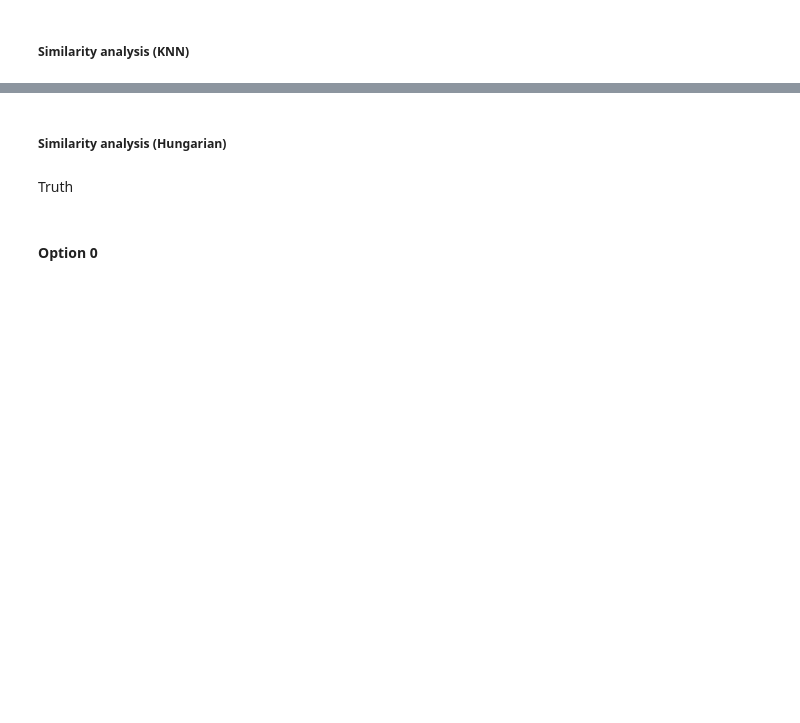
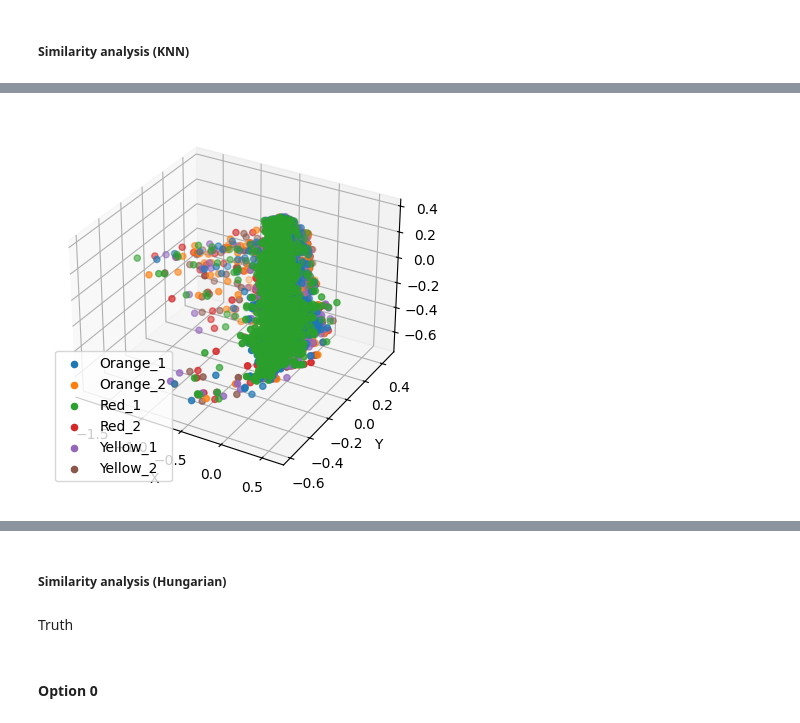
Before and after one commit to win7/Test_Graph_MatchingAlignment, a Jupyter notebook: Network-Alignment-with-Transferable-Graph-Autoencoders/test_subgraph_tg_MS.ipynb, the cells around one changed output, grey strips where cells are left out. Cells and saved outputs as stored; diff of their text form; code cells hidden in the pictures; blank space fills up the shorter version.

Commit message:
exp using mentos dataset + GIN

```diff
--- a/Network-Alignment-with-Transferable-Graph-Autoencoders/test_subgraph_tg_MS.ipynb
+++ b/Network-Alignment-with-Transferable-Graph-Autoencoders/test_subgraph_tg_MS.ipynb
@@ -303,7 +237,7 @@ train_weights
 # Init
 
 encoder = "GIN" # Change GIN, GINE
-epoch = 20 # remove
+epochs = 100 # remove
 output_feature_size = 3 # remove
 flag = True # remove
 
@@ -735,24 +722,0 @@ if S_emb_cat.shape[1] > 3:
-# %%
-import matplotlib.pyplot as plt
-import numpy as np
-from mpl_toolkits.mplot3d import Axes3D  # noqa: F401
-
-# Datos de ejemplo
-X = S_emb_cat[:, 0]
-Y = S_emb_cat[:, 1]
-Z = S_emb_cat[:, 2]
-# labels = np.array([0] * S1_emb.shape[0] + [1] * S2_emb.shape[0])  # labels
-
-fig = plt.figure()
-ax = fig.add_subplot(projection="3d")
-
-# Separar clases
-for label in np.unique(labels):
-	ax.scatter(X[labels == label], Y[labels == label], Z[labels == label], label="Class, {}".format(label))
-
-ax.set_xlabel("X")
-ax.set_ylabel("Y")
-ax.set_zlabel("Z")
-ax.legend()
-
-plt.show()
@@ -760,0 +743,20 @@ plt.show()
+# %%
+fig = plt.figure()
+ax = fig.add_subplot(projection="3d")
+
+# Separar clases
+for dataset in train_set:
+	df_node_embedding = dict_node_embeddings[dataset]
+	X = df_node_embedding.iloc[:, 1].values
+	Y = df_node_embedding.iloc[:, 2].values
+	Z = df_node_embedding.iloc[:, 3].values
+	ax.scatter(X, Y, Z, label=f"{dataset}")
+
+ax.set_xlabel("X")
+ax.set_ylabel("Y")
+ax.set_zlabel("Z")
+ax.legend()
+
+plt.show()
+# %% [output]
+[figure, added]
```
Also changed, not shown: parts of 47 cells of this notebook.
